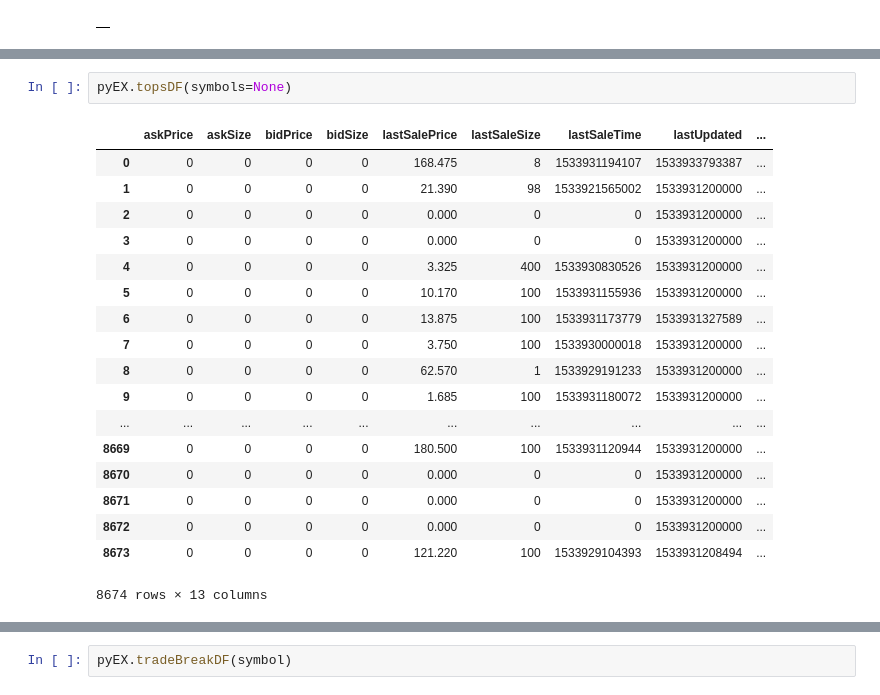
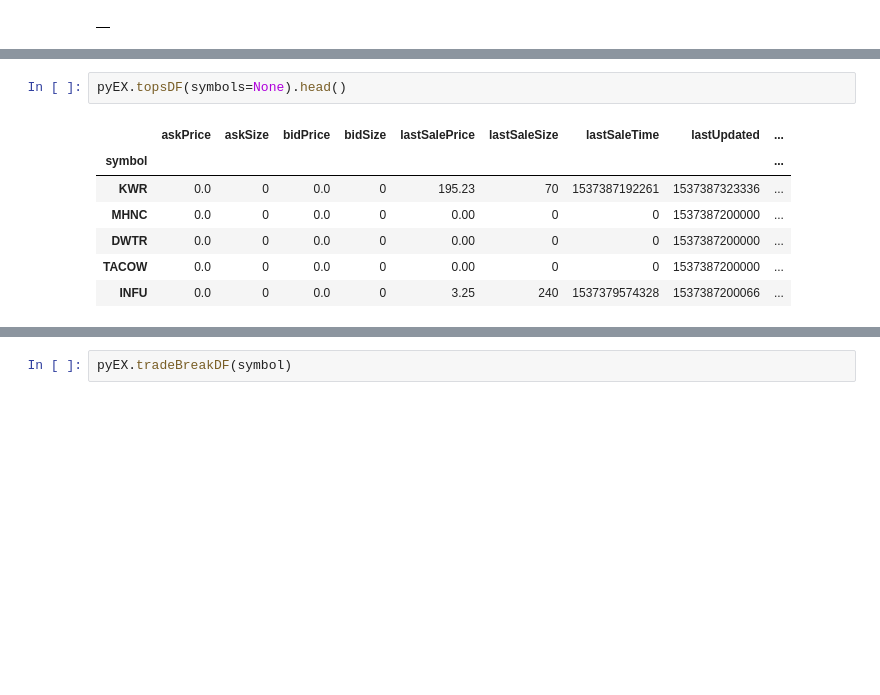
Before and after one commit to tkp-archive/pyEX, a Jupyter notebook: all.ipynb, the cells around one changed output, grey strips where cells are left out. Saved outputs shown, nothing was run; the diff lists cells and outputs as text; blank space fills up the shorter version.

```diff
--- a/all.ipynb
+++ b/all.ipynb
@@ -325,23 +371,12 @@ pyEX.directoryDF(date=None)
 3 rows × 27 columns
 # %%
-pyEX.topsDF(symbols=None)
+pyEX.topsDF(symbols=None).head()
 # %% [output]
 |  | askPrice | askSize | bidPrice | bidSize | lastSalePrice | lastSaleSize | lastSaleTime | lastUpdated | ... |
-| 0 | 0 | 0 | 0 | 0 | 168.475 | 8 | 1533931194107 | 1533933793387 | ... |
-| 1 | 0 | 0 | 0 | 0 | 21.390 | 98 | 1533921565002 | 1533931200000 | ... |
-| 2 | 0 | 0 | 0 | 0 | 0.000 | 0 | 0 | 1533931200000 | ... |
-| 3 | 0 | 0 | 0 | 0 | 0.000 | 0 | 0 | 1533931200000 | ... |
-| 4 | 0 | 0 | 0 | 0 | 3.325 | 400 | 1533930830526 | 1533931200000 | ... |
-| 5 | 0 | 0 | 0 | 0 | 10.170 | 100 | 1533931155936 | 1533931200000 | ... |
-| 6 | 0 | 0 | 0 | 0 | 13.875 | 100 | 1533931173779 | 1533931327589 | ... |
-| 7 | 0 | 0 | 0 | 0 | 3.750 | 100 | 1533930000018 | 1533931200000 | ... |
-| 8 | 0 | 0 | 0 | 0 | 62.570 | 1 | 1533929191233 | 1533931200000 | ... |
-| 9 | 0 | 0 | 0 | 0 | 1.685 | 100 | 1533931180072 | 1533931200000 | ... |
-| ... | ... | ... | ... | ... | ... | ... | ... | ... | ... |
-| 8669 | 0 | 0 | 0 | 0 | 180.500 | 100 | 1533931120944 | 1533931200000 | ... |
-| 8670 | 0 | 0 | 0 | 0 | 0.000 | 0 | 0 | 1533931200000 | ... |
-| 8671 | 0 | 0 | 0 | 0 | 0.000 | 0 | 0 | 1533931200000 | ... |
-| 8672 | 0 | 0 | 0 | 0 | 0.000 | 0 | 0 | 1533931200000 | ... |
-| 8673 | 0 | 0 | 0 | 0 | 121.220 | 100 | 1533929104393 | 1533931208494 | ... |
+| symbol |  |  |  |  |  |  |  |  | ... |
+| KWR | 0.0 | 0 | 0.0 | 0 | 195.23 | 70 | 1537387192261 | 1537387323336 | ... |
+| MHNC | 0.0 | 0 | 0.0 | 0 | 0.00 | 0 | 0 | 1537387200000 | ... |
+| DWTR | 0.0 | 0 | 0.0 | 0 | 0.00 | 0 | 0 | 1537387200000 | ... |
+| TACOW | 0.0 | 0 | 0.0 | 0 | 0.00 | 0 | 0 | 1537387200000 | ... |
+| INFU | 0.0 | 0 | 0.0 | 0 | 3.25 | 240 | 1537379574328 | 1537387200066 | ... |
-8674 rows × 13 columns
 # %%
```
Also changed, not shown: parts of 45 cells of this notebook, 10 other files.
